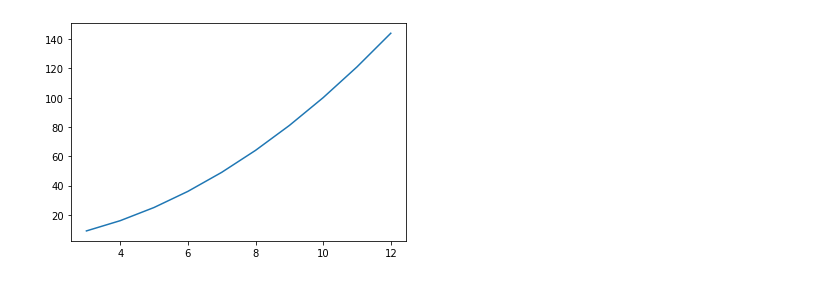
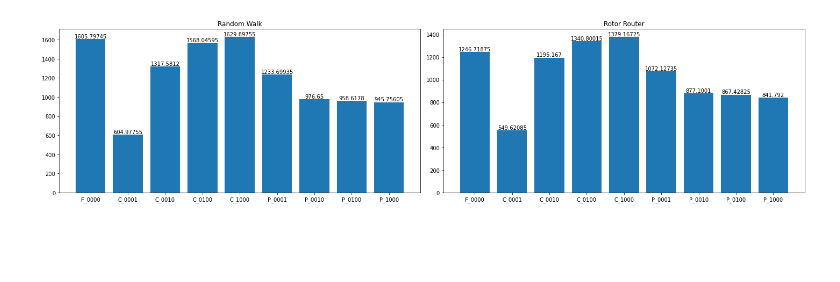
Before and after one commit to pukanszkypeter/fault-tolerant-dispersion, a Jupyter notebook: data/diagrams.ipynb, the cells around one changed output. Drawn from its saved outputs; the diff is of its cells as text; code cells hidden in the pictures; blank space fills up the shorter version.

Commit message:
FTD-107: New results report

```diff
--- a/data/diagrams.ipynb
+++ b/data/diagrams.ipynb
@@ -3,3 +3,5 @@ import pandas as pd
 import matplotlib.pyplot as plt
 # %%
 results = pd.read_csv("./results.csv")
+faultless = results[results["probability"].isna()]
+faulty = results[results["probability"].notna()]
@@ -15,8 +8,68 @@ results.head()
-# %%
-x=[3,4,5,6,7,8,9,10,11,12]
-y= [9,16,25,36,49,64,81,100,121,144]
-
-plt.plot(x,y)
-plt.show()
-# %% [output]
-[figure, removed]
+# %%
+# GENERAL
+faultless_rw = faultless[faultless["algorithm_type"] == "RANDOM"]
+faulty_rw_c_0001 = faulty[(faulty["algorithm_type"] == "RANDOM") & (faulty["nodes"] < faulty["robots"]) & (faulty["probability"] == 0.001)]
+faulty_rw_c_0010 = faulty[(faulty["algorithm_type"] == "RANDOM") & (faulty["nodes"] < faulty["robots"]) & (faulty["probability"] == 0.01)]
+faulty_rw_c_0100 = faulty[(faulty["algorithm_type"] == "RANDOM") & (faulty["nodes"] < faulty["robots"]) & (faulty["probability"] == 0.1)]
+faulty_rw_c_1000 = faulty[(faulty["algorithm_type"] == "RANDOM") & (faulty["nodes"] < faulty["robots"]) & (faulty["probability"] == 1)]
+faulty_rw_p_0001 = faulty[(faulty["algorithm_type"] == "RANDOM") & (faulty["nodes"] >= faulty["robots"]) & (faulty["probability"] == 0.001)]
+faulty_rw_p_0010 = faulty[(faulty["algorithm_type"] == "RANDOM") & (faulty["nodes"] >= faulty["robots"]) & (faulty["probability"] == 0.01)]
+faulty_rw_p_0100 = faulty[(faulty["algorithm_type"] == "RANDOM") & (faulty["nodes"] >= faulty["robots"]) & (faulty["probability"] == 0.1)]
+faulty_rw_p_1000 = faulty[(faulty["algorithm_type"] == "RANDOM") & (faulty["nodes"] >= faulty["robots"]) & (faulty["probability"] == 1)]
+
+random_dict = {
+    'F_0000': faultless_rw["steps"].mean(),
+    'C_0001': faulty_rw_c_0001["steps"].mean(),
+    'C_0010': faulty_rw_c_0010["steps"].mean(),
+    'C_0100': faulty_rw_c_0100["steps"].mean(),
+    'C_1000': faulty_rw_c_1000["steps"].mean(),
+    'P_0001': faulty_rw_p_0001["steps"].mean(),
+    'P_0010': faulty_rw_p_0010["steps"].mean(),
+    'P_0100': faulty_rw_p_0100["steps"].mean(),
+    'P_1000': faulty_rw_p_1000["steps"].mean()
+}
+
+faultsless_rr = faultless[faultless["algorithm_type"] == "ROTOR_ROUTER"]
+faulty_rr_c_0001 = faulty[(faulty["algorithm_type"] == "ROTOR_ROUTER") & (faulty["nodes"] < faulty["robots"]) & (faulty["probability"] == 0.001)]
+faulty_rr_c_0010 = faulty[(faulty["algorithm_type"] == "ROTOR_ROUTER") & (faulty["nodes"] < faulty["robots"]) & (faulty["probability"] == 0.01)]
+faulty_rr_c_0100 = faulty[(faulty["algorithm_type"] == "ROTOR_ROUTER") & (faulty["nodes"] < faulty["robots"]) & (faulty["probability"] == 0.1)]
+faulty_rr_c_1000 = faulty[(faulty["algorithm_type"] == "ROTOR_ROUTER") & (faulty["nodes"] < faulty["robots"]) & (faulty["probability"] == 1)]
+faulty_rr_p_0001 = faulty[(faulty["algorithm_type"] == "ROTOR_ROUTER") & (faulty["nodes"] >= faulty["robots"]) & (faulty["probability"] == 0.001)]
+faulty_rr_p_0010 = faulty[(faulty["algorithm_type"] == "ROTOR_ROUTER") & (faulty["nodes"] >= faulty["robots"]) & (faulty["probability"] == 0.01)]
+faulty_rr_p_0100 = faulty[(faulty["algorithm_type"] == "ROTOR_ROUTER") & (faulty["nodes"] >= faulty["robots"]) & (faulty["probability"] == 0.1)]
+faulty_rr_p_1000 = faulty[(faulty["algorithm_type"] == "ROTOR_ROUTER") & (faulty["nodes"] >= faulty["robots"]) & (faulty["probability"] == 1)]
+
+rotor_dict = {
+    'F_0000': faultsless_rr["steps"].mean(),
+    'C_0001': faulty_rr_c_0001["steps"].mean(),
+    'C_0010': faulty_rr_c_0010["steps"].mean(),
+    'C_0100': faulty_rr_c_0100["steps"].mean(),
+    'C_1000': faulty_rr_c_1000["steps"].mean(),
+    'P_0001': faulty_rr_p_0001["steps"].mean(),
+    'P_0010': faulty_rr_p_0010["steps"].mean(),
+    'P_0100': faulty_rr_p_0100["steps"].mean(),
+    'P_1000': faulty_rr_p_1000["steps"].mean()
+}
+
+# create two subplots
+fig, (ax1, ax2) = plt.subplots(ncols=2, figsize=(20, 5))
+
+# plot the first dictionary
+ax1.bar(random_dict.keys(), random_dict.values())
+ax1.set_title("Random Walk")
+for i, v in random_dict.items():
+    ax1.text(i, v, str(v), ha='center', va='bottom')
+
+# plot the second dictionary
+ax2.bar(rotor_dict.keys(), rotor_dict.values())
+ax2.set_title("Rotor Router")
+for i, v in rotor_dict.items():
+    ax2.text(i, v, str(v), ha='center', va='bottom')
+
+# adjust spacing between subplots
+plt.tight_layout()
+
+# show the plot
+plt.show()
+# %% [output]
+[figure, added]
```
Also changed, not shown: parts of 11 cells of this notebook, 4 other files.
